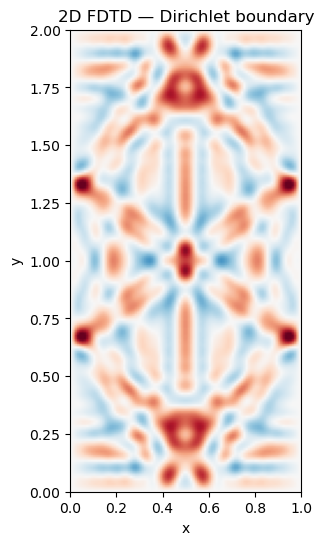
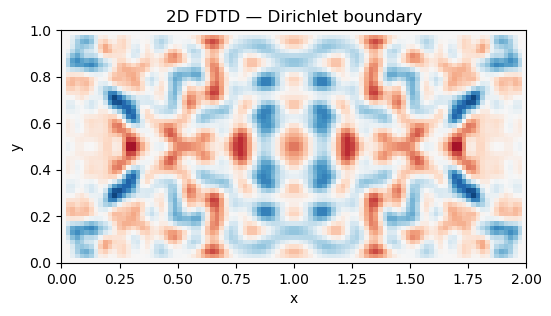
The change to this notebook cell's code, shown as a diff; its figure went from the first image to the second:
--- before
+++ after
@@ -3,5 +3,5 @@
 norm = TwoSlopeNorm(vmin=-v, vcenter=0.0, vmax=v)
 
-fig, ax = plt.subplots(figsize=(3.6,6))
+fig, ax = plt.subplots(figsize=(6,3.6))
 im = ax.imshow(frames[-5], origin="lower", cmap="RdBu_r", norm=norm, extent=[xL_s, xR_s, yB_s, yT_s])
 ax.set_aspect("equal")

Commit: changed gif to landscape